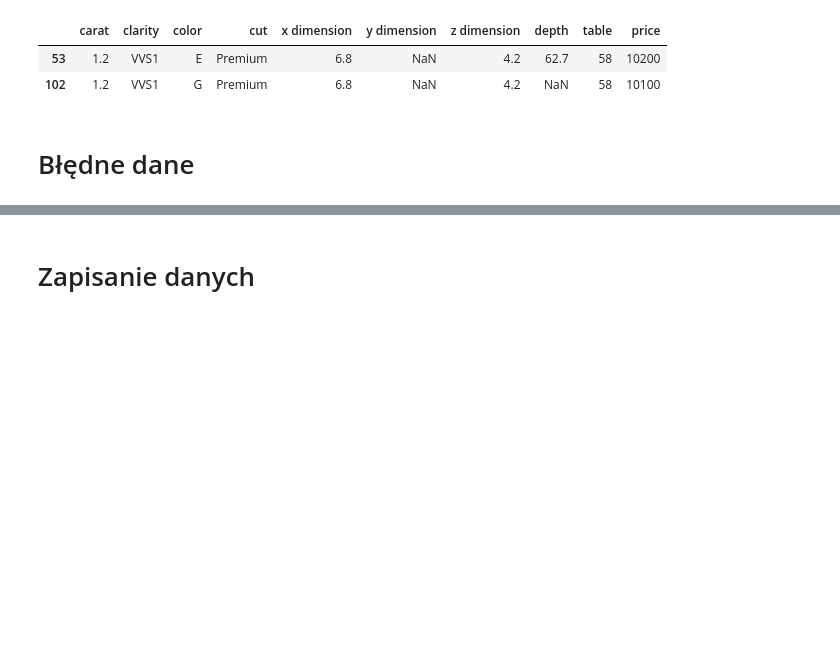
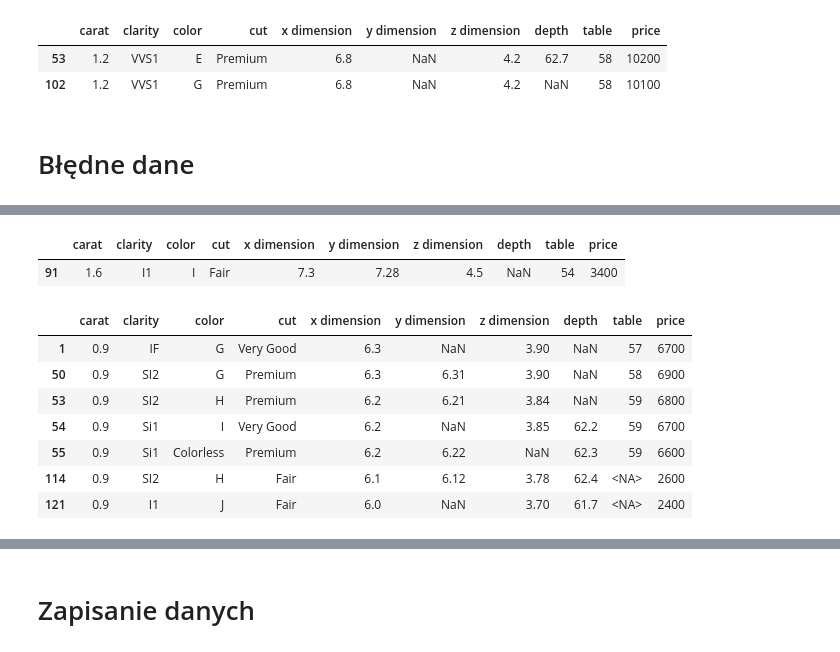
Before and after one commit to GWawrzeniecki/PAD, a Jupyter notebook: Projekt/data_prepare.ipynb, the cells around one changed output, grey strips where cells are left out. Cells and saved outputs as stored; diff of their text form; code cells hidden in the pictures; blank space fills up the shorter version.

```diff
--- a/Projekt/data_prepare.ipynb
+++ b/Projekt/data_prepare.ipynb
@@ -332,0 +321,3 @@ data[merged_data_na_price_mask]
+# %%
+data = merged_data.drop(columns=['mean_price'])
+data[merged_data_na_price_mask]
@@ -332,0 +335,4 @@ data[merged_data_na_price_mask]
+# %%
+# Znajdziemy rekordy z takim samym caratem bez takiego samego szlifu
+mean = data[data['carat'] == 1.4]['price'].mean()
+data['price'] = data['price'].fillna(mean)
@@ -332,0 +348,21 @@ data[merged_data_na_price_mask]
+# %%
+# Po ponownym obejrzeniu wykresu zauważyłem poniższy rekord, którego cena znacząco odbiega od normy
+data[data['carat'] == 1.6]
+# %% [output]
+|  | carat | clarity | color | cut | x dimension | y dimension | z dimension | depth | table | price |
+| 91 | 1.6 | I1 | I | Fair | 7.3 | 7.28 | 4.5 | NaN | 54 | 3400 |
+# %%
+# Jako że nie ma innych wierszy z caratem równym 1.6 na razie go usunę
+data = data[data['carat'] != 1.6]
+# %%
+# Cena dwóch ostatnich wierszy też odbiega od normy
+data[data['carat']==0.9]
+# %% [output]
+|  | carat | clarity | color | cut | x dimension | y dimension | z dimension | depth | table | price |
+| 1 | 0.9 | IF | G | Very Good | 6.3 | NaN | 3.90 | NaN | 57 | 6700 |
+| 50 | 0.9 | SI2 | G | Premium | 6.3 | 6.31 | 3.90 | NaN | 58 | 6900 |
+| 53 | 0.9 | SI2 | H | Premium | 6.2 | 6.21 | 3.84 | NaN | 59 | 6800 |
+| 54 | 0.9 | Si1 | I | Very Good | 6.2 | NaN | 3.85 | 62.2 | 59 | 6700 |
+| 55 | 0.9 | Si1 | Colorless | Premium | 6.2 | 6.22 | NaN | 62.3 | 59 | 6600 |
+| 114 | 0.9 | SI2 | H | Fair | 6.1 | 6.12 | 3.78 | 62.4 | <NA> | 2600 |
+| 121 | 0.9 | I1 | J | Fair | 6.0 | NaN | 3.70 | 61.7 | <NA> | 2400 |
```
Also changed, not shown: parts of 9 cells of this notebook, 10 other files.
